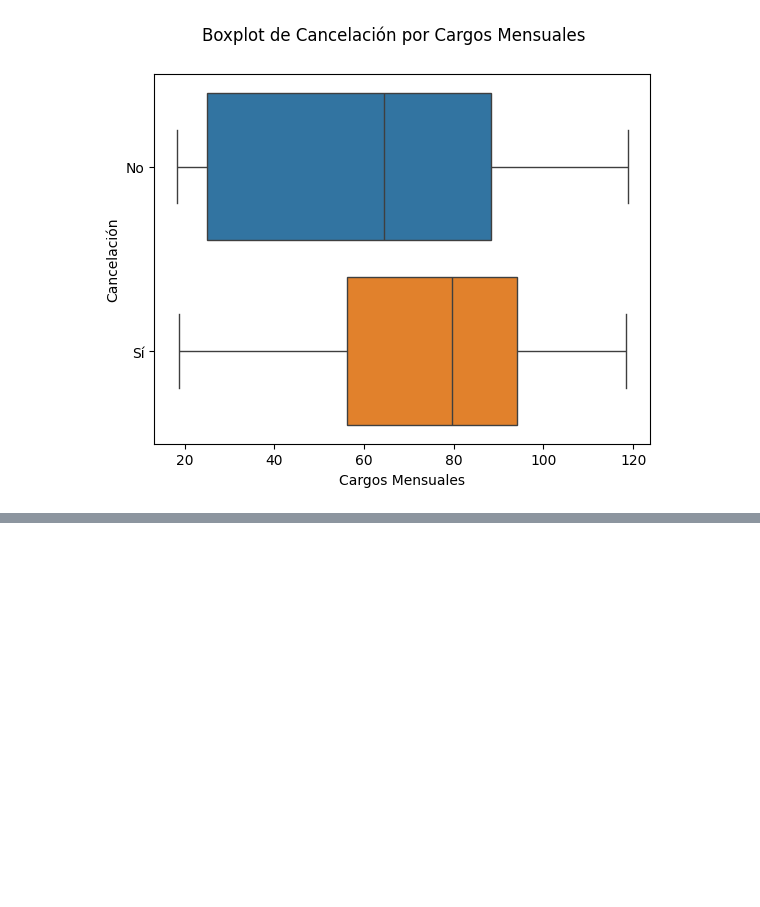
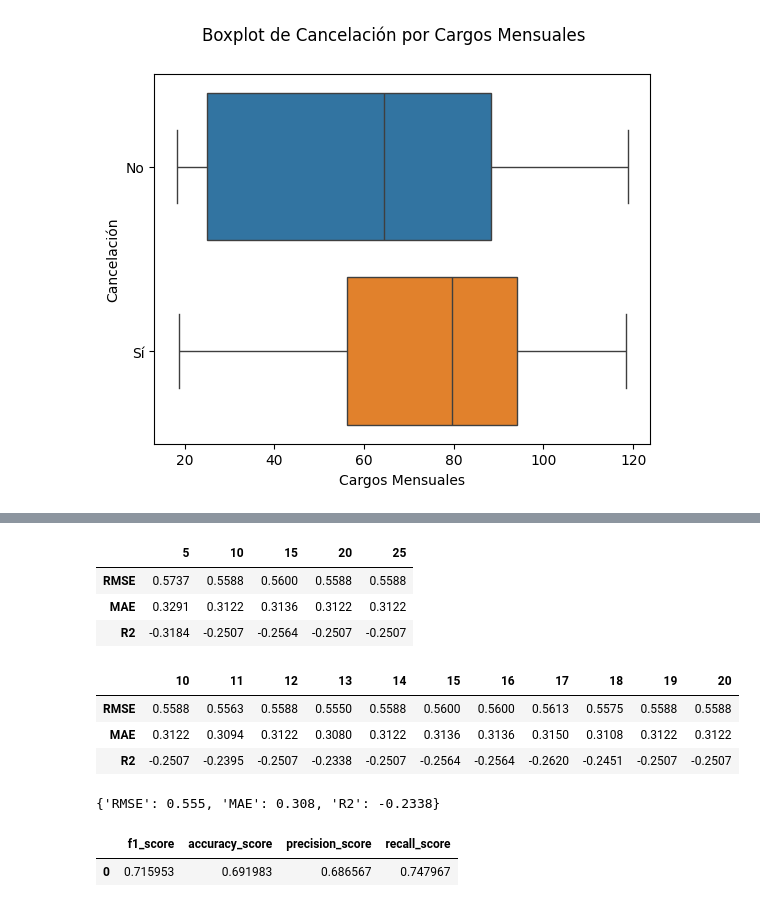
Before and after one commit to IsaiasRVH2/Challenge-Telecom-X-Parte-2, a Jupyter notebook: telecomx_churn_prediction.ipynb, the cells around one changed output, grey strips where cells are left out. Cells and saved outputs as stored; diff of their text form; code cells hidden in the pictures; blank space fills up the shorter version.

```diff
--- a/telecomx_churn_prediction.ipynb
+++ b/telecomx_churn_prediction.ipynb
@@ -272,0 +324,79 @@ Resultados en Datos de Validación (Unseen Data):
+# %%
+resultados = pd.DataFrame(index=['RMSE', 'MAE', 'R2'])
+model_features = LogisticRegression(
+        penalty='l1',
+        solver='liblinear',
+        C=1.0,
+        random_state=42,
+        max_iter=1000
+    )
+
+ct_features = [i if i != 0 else 1 for i in range(5, 26, 5)]
+
+for i in ct_features:
+  selected_features = df_l1['Característica'].values[:i]
+  X_train_sel = X_train[selected_features]
+  X_test_sel = X_val[selected_features]
+  model_features.fit(X_train_sel, y_train)
+  y_pred = model_features.predict(X_test_sel)
+  metricas = calcular_regresion(y_val, y_pred)
+  resultados[i] = list(metricas.values())
+# %%
+resultados
+# %% [output]
+|  | 5 | 10 | 15 | 20 | 25 |
+| RMSE | 0.5737 | 0.5588 | 0.5600 | 0.5588 | 0.5588 |
+| MAE | 0.3291 | 0.3122 | 0.3136 | 0.3122 | 0.3122 |
+| R2 | -0.3184 | -0.2507 | -0.2564 | -0.2507 | -0.2507 |
+# %%
+resultados = pd.DataFrame(index=['RMSE', 'MAE', 'R2'])
+model_features = LogisticRegression(
+        penalty='l1',
+        solver='liblinear',
+        C=1.0,
+        random_state=42,
+        max_iter=1000
+    )
+
+ct_features = [i if i != 0 else 1 for i in range(10, 21)]
+
+for i in ct_features:
+  selected_features = df_l1['Característica'].values[:i]
+  X_train_sel = X_train[selected_features]
+  X_test_sel = X_val[selected_features]
+  model_features.fit(X_train_sel, y_train)
+  y_pred = model_features.predict(X_test_sel)
+  metricas = calcular_regresion(y_val, y_pred)
+  resultados[i] = list(metricas.values())
+
+resultados
+# %% [output]
+|  | 10 | 11 | 12 | 13 | 14 | 15 | 16 | 17 | 18 | 19 | 20 |
+| RMSE | 0.5588 | 0.5563 | 0.5588 | 0.5550 | 0.5588 | 0.5600 | 0.5600 | 0.5613 | 0.5575 | 0.5588 | 0.5588 |
+| MAE | 0.3122 | 0.3094 | 0.3122 | 0.3080 | 0.3122 | 0.3136 | 0.3136 | 0.3150 | 0.3108 | 0.3122 | 0.3122 |
+| R2 | -0.2507 | -0.2395 | -0.2507 | -0.2338 | -0.2507 | -0.2564 | -0.2564 | -0.2620 | -0.2451 | -0.2507 | -0.2507 |
+# %%
+modelo_lr = LogisticRegression(
+    penalty='l1',
+    solver='liblinear',
+    C=1.0,
+    random_state=42,
+    max_iter=1000
+)
+caracteristicas = df_l1['Característica'].values[:13]
+modelo_lr.fit(X_train[caracteristicas], y_train)
+y_pred = modelo_lr.predict(X_val[caracteristicas])
+calcular_regresion(y_val, y_pred)
+# %% [output]
+{'RMSE': 0.555, 'MAE': 0.308, 'R2': -0.2338}
+# %%
+metricas = {
+    'f1_score': f1_score(y_val, y_pred),
+    'accuracy_score': accuracy_score(y_val, y_pred),
+    'precision_score': precision_score(y_val, y_pred),
+    'recall_score': recall_score(y_val, y_pred)
+}
+pd.DataFrame(metricas, index=[0])
+# %% [output]
+|  | f1_score | accuracy_score | precision_score | recall_score |
+| 0 | 0.715953 | 0.691983 | 0.686567 | 0.747967 |
```
Also changed, not shown: parts of 14 cells of this notebook.
